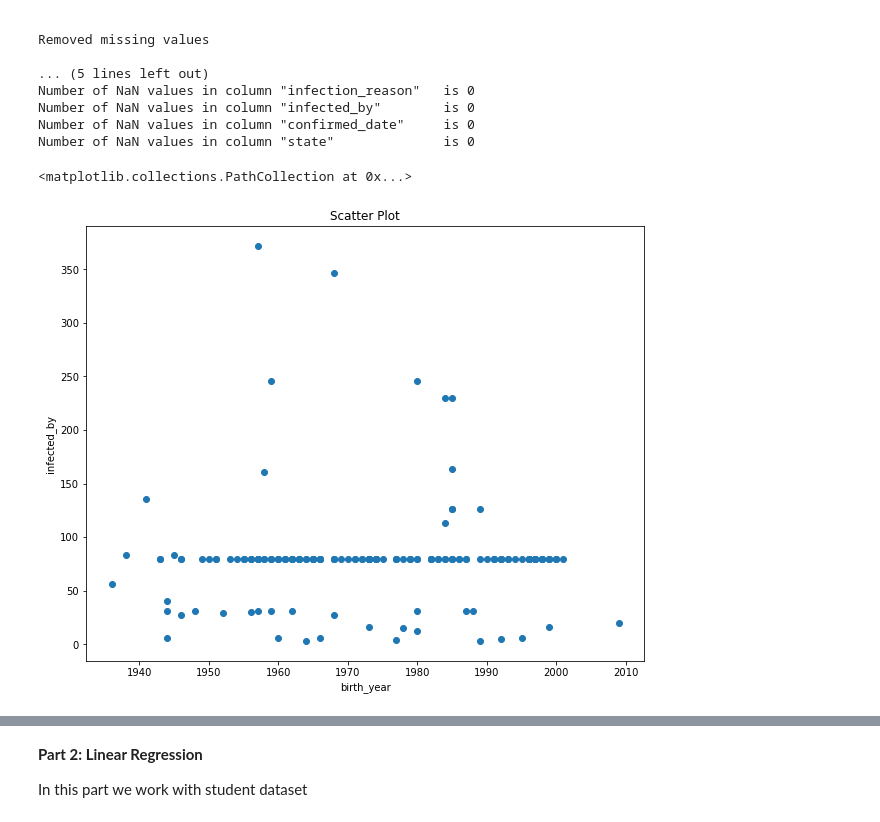
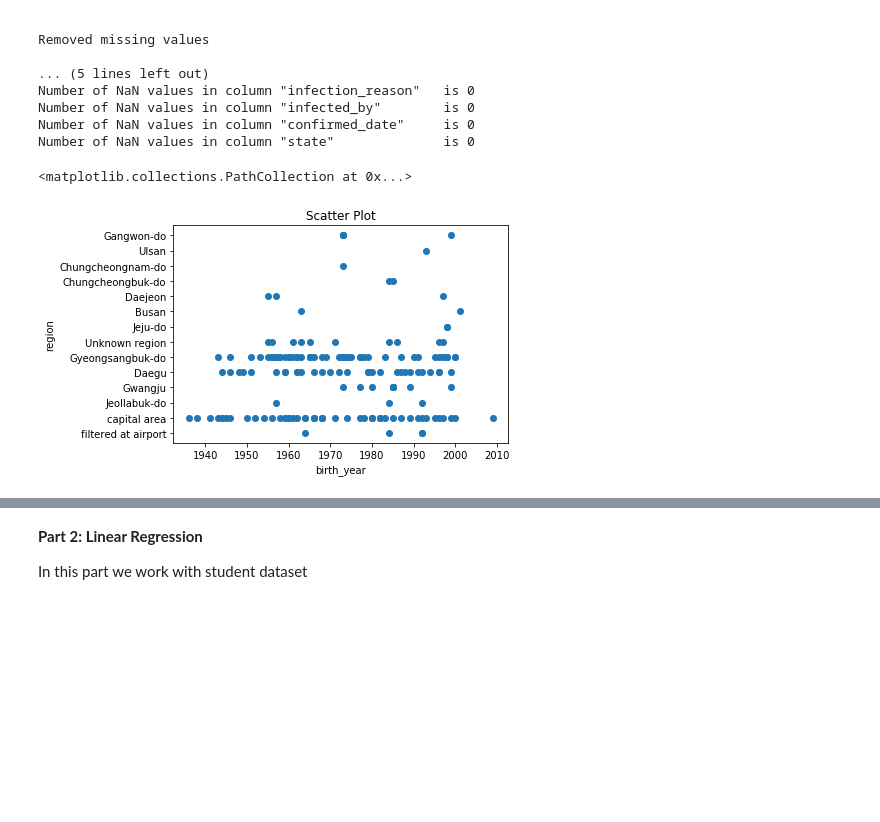
Before and after one commit to mohammadmozafari/data-mining-aut, a Jupyter notebook: 1_preprocessing_and_linear_regression.ipynb, the cells around one changed output, grey strips where cells are left out. Drawn from its saved outputs; the diff is of its cells as text; code cells hidden in the pictures; blank space fills up the shorter version.

Commit message:
Change scatter plot

```diff
--- a/1_preprocessing_and_linear_regression.ipynb
+++ b/1_preprocessing_and_linear_regression.ipynb
@@ -57,7 +57,7 @@ count_nans(covid_copy, columns)
 covid['birth_year'].fillna(int(covid['birth_year'].mean()) * 1., inplace=True)
 covid['region'].fillna('Unknown region', inplace=True)
 covid['infection_reason'].fillna('Unknown reason', inplace=True)
-covid['infected_by'].fillna(int(covid['infected_by'].mean()) * 1., inplace=True)
+covid['infected_by'].fillna(0, inplace=True)
 
 print('\nRemoved missing values\n')
 count_nans(covid, columns)
@@ -81,12 +81,13 @@ Number of NaN values in column "confirmed_date"     is 0
 Number of NaN values in column "state"              is 0
 # %%
 year = covid['birth_year'].values
-inf_by = covid['infected_by'].values
+region = covid['region'].values
+date = covid['confirmed_date'].values
 # %%
 plt.xlabel('birth_year')
-plt.ylabel('infected_by')
+plt.ylabel('region')
 plt.title('Scatter Plot')
-plt.scatter(year, inf_by)
+plt.scatter(year, region)
 # %% [output]
 <matplotlib.collections.PathCollection at 0x...>
-[figure, old version]
+[figure, new version]
```
Also changed, not shown: parts of 2 cells of this notebook.
